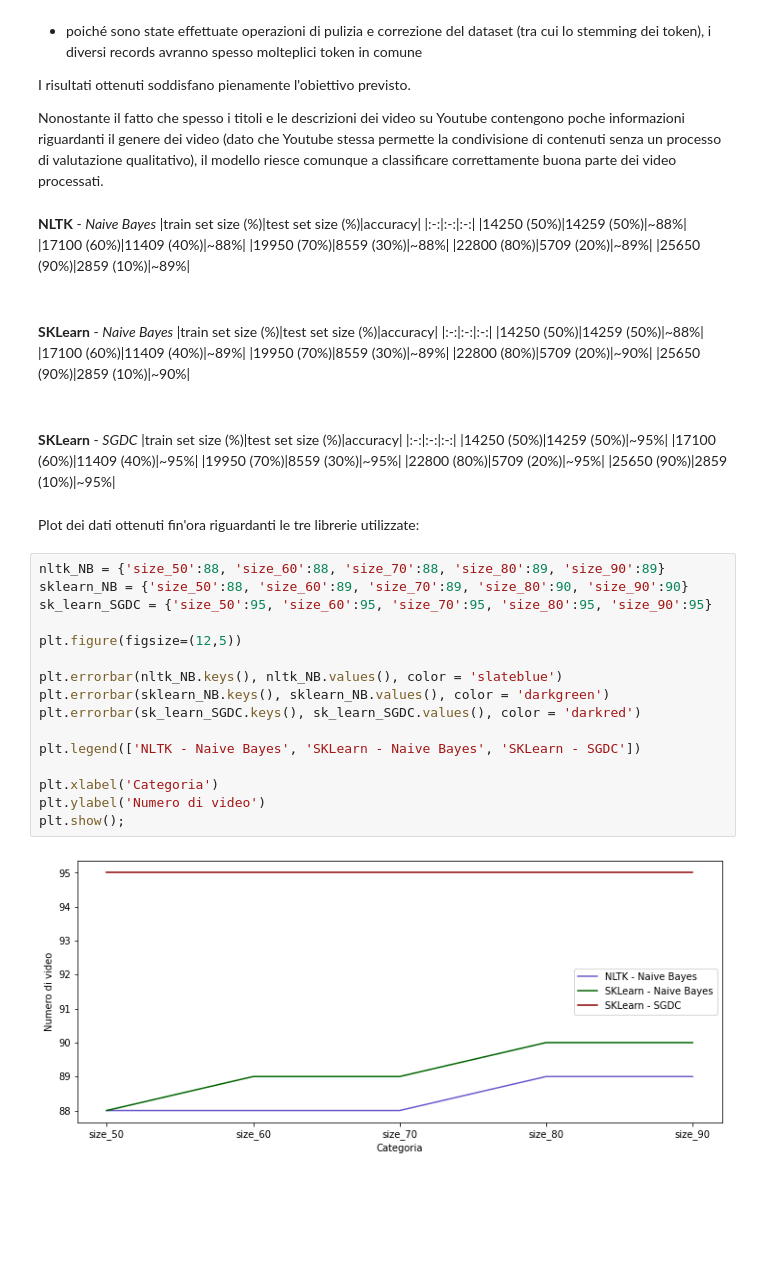
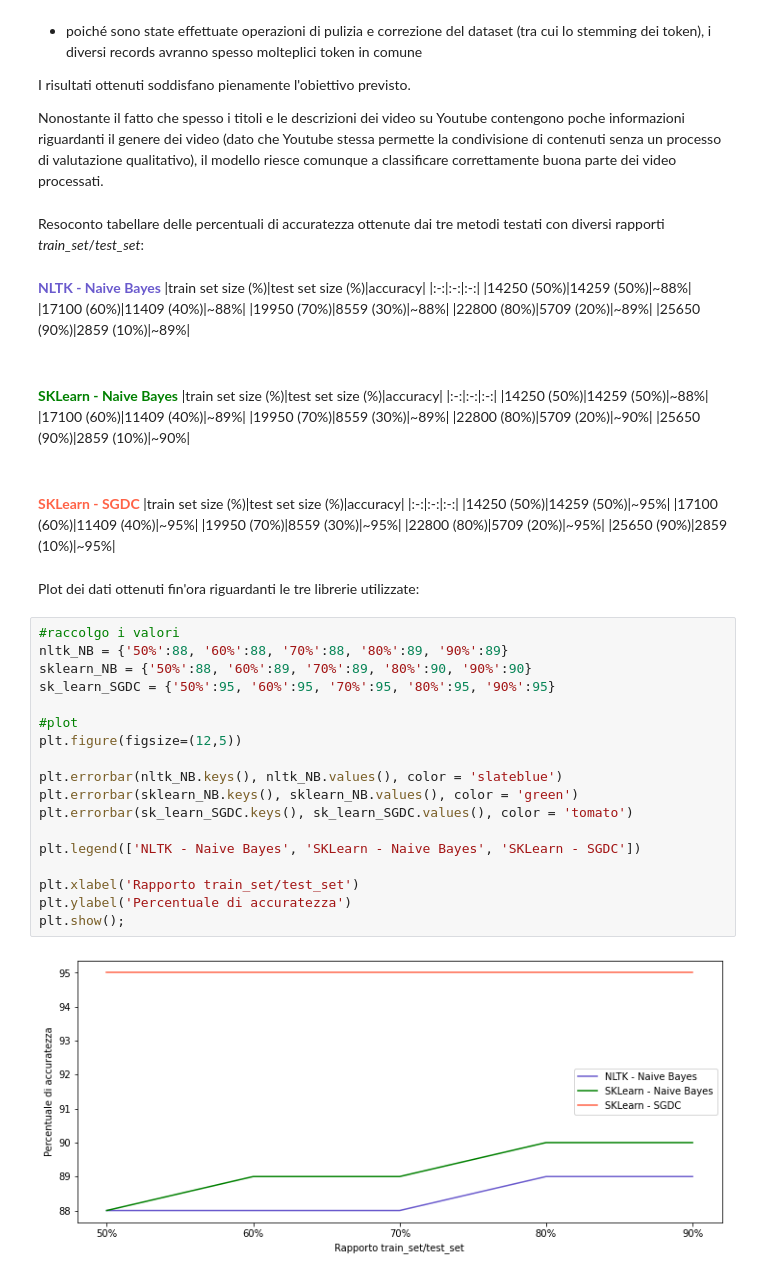
Before and after one commit to antoniopelusi/youtube-classification, a Jupyter notebook: youtube-classification.ipynb, the cells around one changed output. Saved outputs shown, nothing was run; the diff lists cells and outputs as text; blank space fills up the shorter version.

```diff
--- a/youtube-classification.ipynb
+++ b/youtube-classification.ipynb
@@ -670,8 +700,10 @@ Le percentuali risultano stabili sia al variare della combinazione di training_s
 I risultati ottenuti soddisfano pienamente l'obiettivo previsto.
 
 Nonostante il fatto che spesso i titoli e le descrizioni dei video su Youtube contengono poche informazioni riguardanti il genere dei video (dato che Youtube stessa permette la condivisione di contenuti senza un processo di valutazione qualitativo), il modello riesce comunque a classificare correttamente buona parte dei video processati.
+# %% [markdown]
+Resoconto tabellare delle percentuali di accuratezza ottenute dai tre metodi testati con diversi rapporti *train_set*/*test_set*:
 # %% [markdown]
-**NLTK** - *Naive Bayes*
+<b style="color:slateblue;">NLTK - Naive Bayes</b>
 |train set size (%)|test set size (%)|accuracy|
 |:-:|:-:|:-:|
 |14250 (50%)|14259 (50%)|~88%|
@@ -682,7 +714,7 @@ Nonostante il fatto che spesso i titoli e le descrizioni dei video su Youtube co
 
 &nbsp;
 
-**SKLearn** - *Naive Bayes*
+<b style="color:green;">SKLearn - Naive Bayes</b>
 |train set size (%)|test set size (%)|accuracy|
 |:-:|:-:|:-:|
 |14250 (50%)|14259 (50%)|~88%|
@@ -693,7 +725,7 @@ Nonostante il fatto che spesso i titoli e le descrizioni dei video su Youtube co
 
 &nbsp;
 
-**SKLearn** - *SGDC*
+<b style="color:tomato;">SKLearn - SGDC</b>
 |train set size (%)|test set size (%)|accuracy|
 |:-:|:-:|:-:|
 |14250 (50%)|14259 (50%)|~95%|
@@ -704,22 +736,24 @@ Nonostante il fatto che spesso i titoli e le descrizioni dei video su Youtube co
 # %% [markdown]
 Plot dei dati ottenuti fin'ora riguardanti le tre librerie utilizzate:
 # %%
-nltk_NB = {'size_50':88, 'size_60':88, 'size_70':88, 'size_80':89, 'size_90':89}
-sklearn_NB = {'size_50':88, 'size_60':89, 'size_70':89, 'size_80':90, 'size_90':90}
-sk_learn_SGDC = {'size_50':95, 'size_60':95, 'size_70':95, 'size_80':95, 'size_90':95}
+#raccolgo i valori
+nltk_NB = {'50%':88, '60%':88, '70%':88, '80%':89, '90%':89}
+sklearn_NB = {'50%':88, '60%':89, '70%':89, '80%':90, '90%':90}
+sk_learn_SGDC = {'50%':95, '60%':95, '70%':95, '80%':95, '90%':95}
 
+#plot
 plt.figure(figsize=(12,5))
 
 plt.errorbar(nltk_NB.keys(), nltk_NB.values(), color = 'slateblue')
-plt.errorbar(sklearn_NB.keys(), sklearn_NB.values(), color = 'darkgreen')
-plt.errorbar(sk_learn_SGDC.keys(), sk_learn_SGDC.values(), color = 'darkred')
+plt.errorbar(sklearn_NB.keys(), sklearn_NB.values(), color = 'green')
+plt.errorbar(sk_learn_SGDC.keys(), sk_learn_SGDC.values(), color = 'tomato')
 
 plt.legend(['NLTK - Naive Bayes', 'SKLearn - Naive Bayes', 'SKLearn - SGDC'])
 
-plt.xlabel('Categoria')
-plt.ylabel('Numero di video')
+plt.xlabel('Rapporto train_set/test_set')
+plt.ylabel('Percentuale di accuratezza')
 plt.show();
 # %% [output]
-[figure, old version]
+[figure, new version]
 # %% [markdown]
 - Con il metodo *Naive Bayes*, sia per l'implementazione in **NLTK** che per l'implementazione in **SKLearn**, si ha una percentuale di accuratezza pari a **~89%**. Nonostante questo, **SKLearn** risulta molto più efficiente nell'esecuzione delle fasi di training e testing
```
Also changed, not shown: parts of 18 cells of this notebook.
